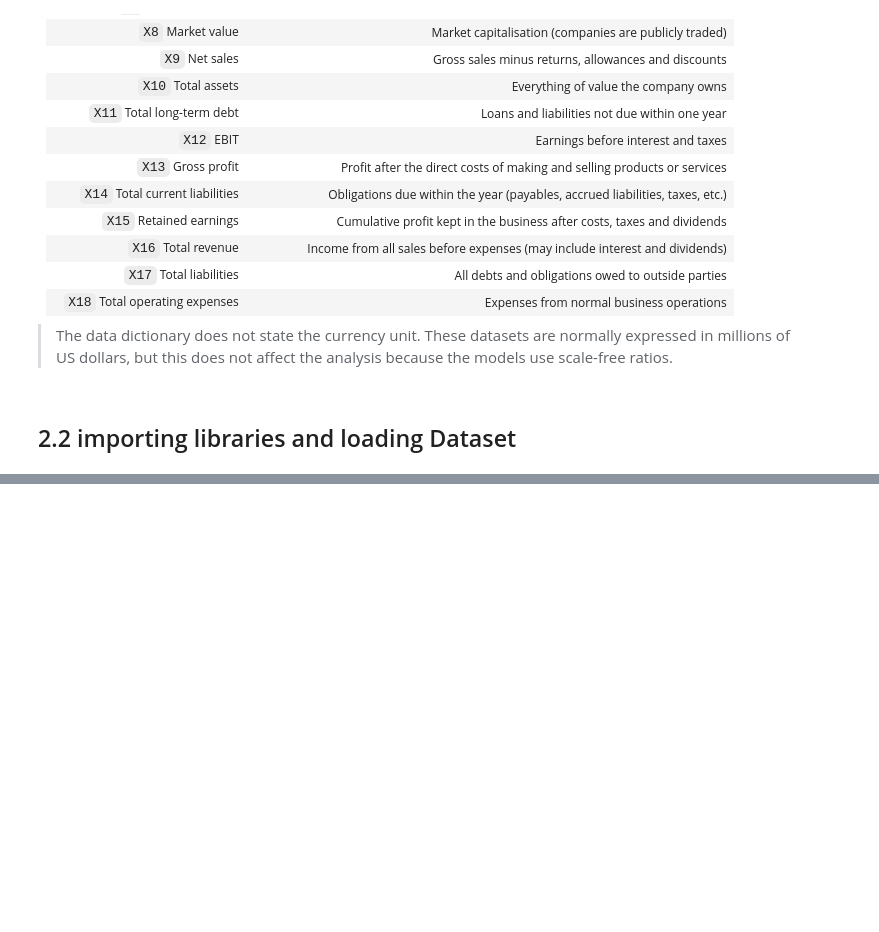
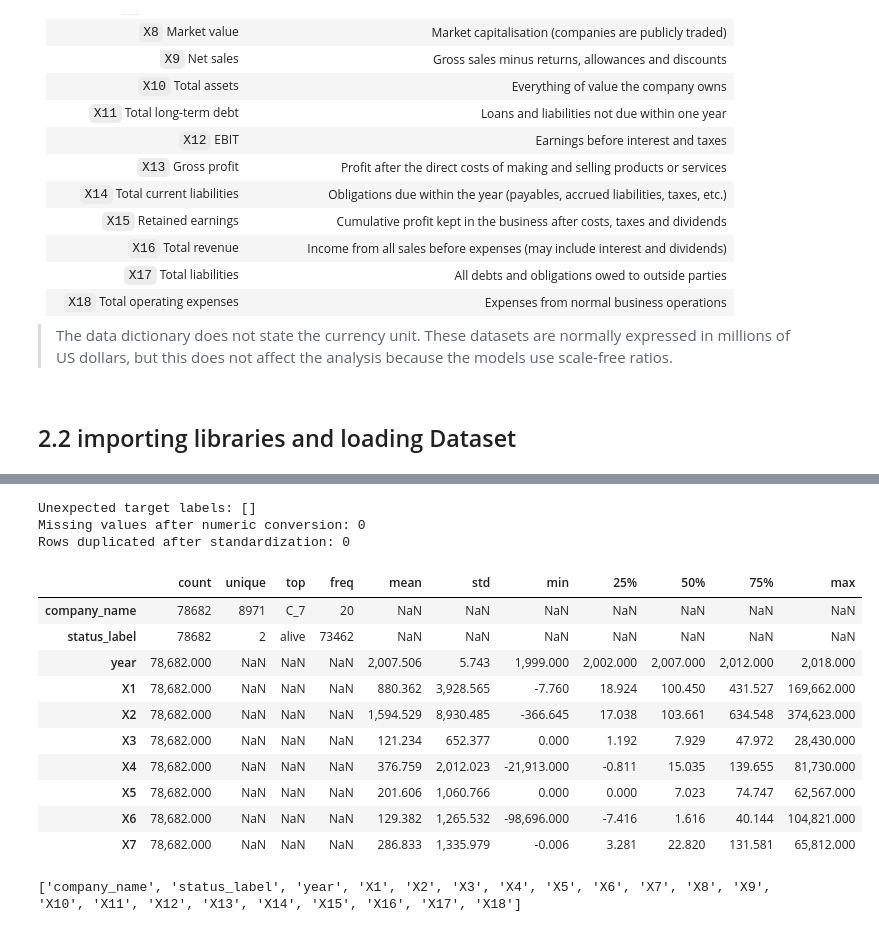
Before and after one commit to ROBALLKIRWA/american_bankruptcy_prediction1, a Jupyter notebook: American_bankruptcy_prediction.ipynb, the cells around one changed output, grey strips where cells are left out. Cells and saved outputs as stored; diff of their text form; code cells hidden in the pictures; blank space fills up the shorter version.

```diff
--- a/American_bankruptcy_prediction.ipynb
+++ b/American_bankruptcy_prediction.ipynb
@@ -129,0 +198,36 @@ df.head()
+# %%
+# .astype(str) converts these columns into text strings (safeguarding against mixed types like raw numbers or NaN values breaking the string methods).
+# .str.strip() eliminates accidental spaces inside the rows for these fields.
+# .str.lower() converts the status_label text completely to lowercase (e.g., transforming "Alive", "ALIVE ", and "alive" into a single identical value: "alive")
+
+
+df.columns = df.columns.str.strip()
+df["company_name"] = df["company_name"].astype(str).str.strip()
+df["status_label"] = df["status_label"].astype(str).str.strip().str.lower()
+
+df[col] = pd.to_numeric(df[col], errors="coerce")
+
+valid_labels = {"alive", "failed"}
+print("Unexpected target labels:", sorted(set(df["status_label"].unique()) - valid_labels))
+print("Missing values after numeric conversion:", int(df[feature_cols].isna().sum().sum()))
+print("Rows duplicated after standardization:", int(df.duplicated().sum()))
+display(df.describe(include="all").T.head(10))
+# %% [output]
+Unexpected target labels: []
+Missing values after numeric conversion: 0
+Rows duplicated after standardization: 0
+|  | count | unique | top | freq | mean | std | min | 25% | 50% | 75% | max |
+| company_name | 78682 | 8971 | C_7 | 20 | NaN | NaN | NaN | NaN | NaN | NaN | NaN |
+| status_label | 78682 | 2 | alive | 73462 | NaN | NaN | NaN | NaN | NaN | NaN | NaN |
+| year | 78,682.000 | NaN | NaN | NaN | 2,007.506 | 5.743 | 1,999.000 | 2,002.000 | 2,007.000 | 2,012.000 | 2,018.000 |
+| X1 | 78,682.000 | NaN | NaN | NaN | 880.362 | 3,928.565 | -7.760 | 18.924 | 100.450 | 431.527 | 169,662.000 |
+| X2 | 78,682.000 | NaN | NaN | NaN | 1,594.529 | 8,930.485 | -366.645 | 17.038 | 103.661 | 634.548 | 374,623.000 |
+| X3 | 78,682.000 | NaN | NaN | NaN | 121.234 | 652.377 | 0.000 | 1.192 | 7.929 | 47.972 | 28,430.000 |
+| X4 | 78,682.000 | NaN | NaN | NaN | 376.759 | 2,012.023 | -21,913.000 | -0.811 | 15.035 | 139.655 | 81,730.000 |
+| X5 | 78,682.000 | NaN | NaN | NaN | 201.606 | 1,060.766 | 0.000 | 0.000 | 7.023 | 74.747 | 62,567.000 |
+| X6 | 78,682.000 | NaN | NaN | NaN | 129.382 | 1,265.532 | -98,696.000 | -7.416 | 1.616 | 40.144 | 104,821.000 |
+| X7 | 78,682.000 | NaN | NaN | NaN | 286.833 | 1,335.979 | -0.006 | 3.281 | 22.820 | 131.581 | 65,812.000 |
+# %%
+print([col for col in df.columns])
+# %% [output]
+['company_name', 'status_label', 'year', 'X1', 'X2', 'X3', 'X4', 'X5', 'X6', 'X7', 'X8', 'X9', 'X10', 'X11', 'X12', 'X13', 'X14', 'X15', 'X16', 'X17', 'X18']
```
Also changed, not shown: parts of 8 cells of this notebook, 1 other file.
